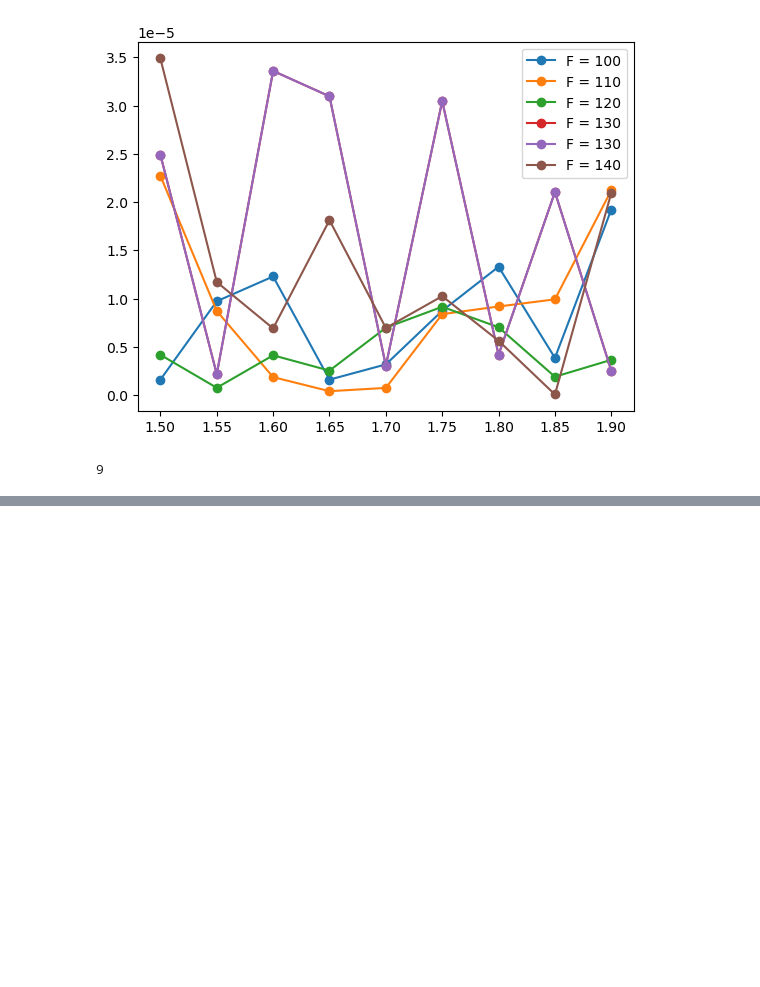
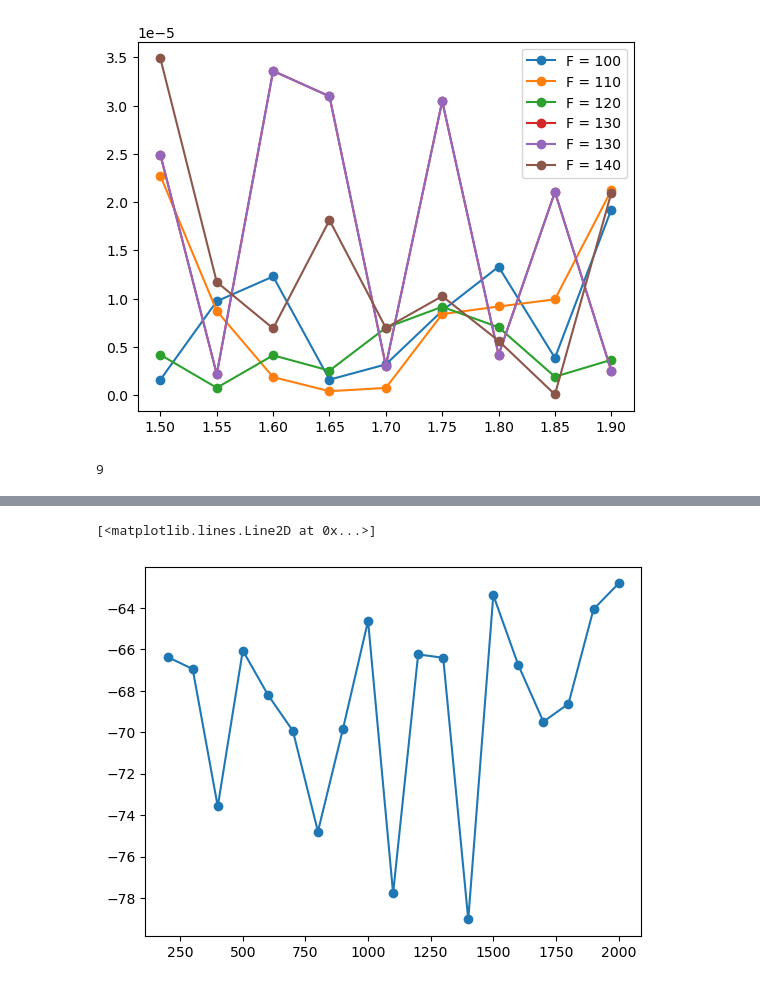
Before and after one commit to JiPang22/cell2, a Jupyter notebook: aa.ipynb, the cells around one changed output, grey strips where cells are left out. Cells and saved outputs as stored; diff of their text form; code cells hidden in the pictures; blank space fills up the shorter version.

```diff
--- a/aa.ipynb
+++ b/aa.ipynb
@@ -109,0 +175,27 @@ for n in range(len(F)):  #힘 인덱스
+# %%
+#fft measure
+import numpy as np
+import pandas as pd
+import matplotlib.pyplot as plt
+om_ext = [200,300,400,500,600,700,800,900,1000,1100,1200,1300,1400,1500,1600,1700,1800,1900,2000]   #외부 주파수
+# om_ext = [200,300,400,500,600,700,800,900,1000]   #외부 주파수
+A_om = np.zeros(len(om_ext))
+
+filename1 = 'F1Trace'
+filename3 = '.csv'
+
+
+for k in range(len(om_ext)):  #주파수 인덱스
+    filename2 = str(k).zfill(5)
+    filename = filename1 + filename2 + filename3
+    df = pd.read_csv(filename, sep = ',',skiprows=5)
+    A_om[k] = df.iloc[np.abs(df.iloc[:,0] - om_ext[k]).idxmin(),1]  #주파수 반응 저장
+
+plt.plot(om_ext, A_om, marker='o')
+    # plt.legend()
+    # plt.title('Frequency Response vs External Frequency')
+    # plt.xlabel('External Frequency (Hz)')
+    # plt.ylabel('Amplitude')
+# %% [output]
+[<matplotlib.lines.Line2D at 0x...>]
+[figure, added]
```
Also changed, not shown: parts of 5 cells of this notebook.
